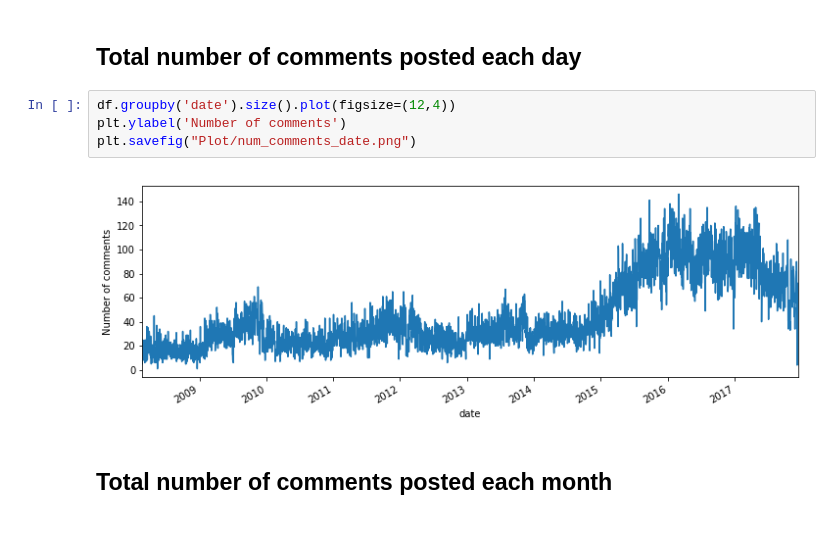
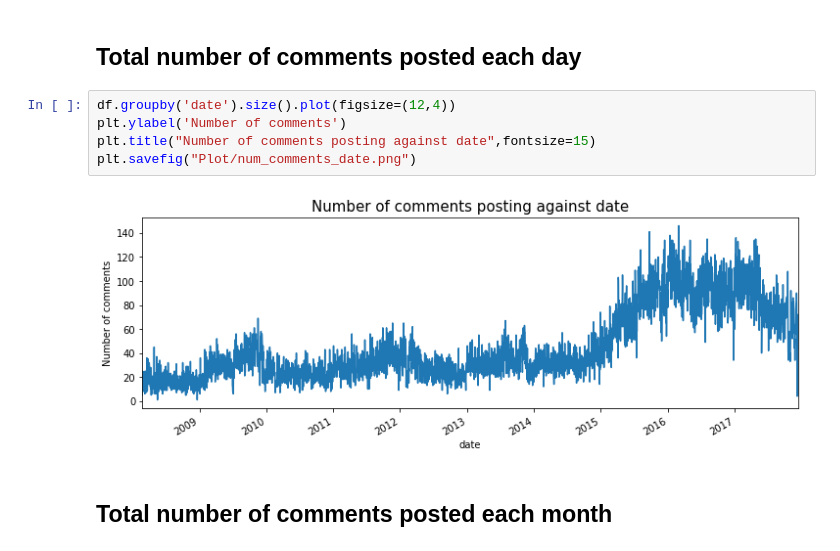
Before and after one commit to jzz0026/Galvanize_capstone_project_drug_reviews, a Jupyter notebook: EDA_sentment_modeling.ipynb, the cells around one changed output. Saved outputs shown, nothing was run; the diff lists cells and outputs as text.

Commit message:
plot

```diff
--- a/EDA_sentment_modeling.ipynb
+++ b/EDA_sentment_modeling.ipynb
@@ -43,9 +43,10 @@ memory usage: 13.6+ MB
 # %%
 df.groupby('date').size().plot(figsize=(12,4))
 plt.ylabel('Number of comments')
+plt.title("Number of comments posting against date",fontsize=15)
 plt.savefig("Plot/num_comments_date.png")
 # %% [output]
-[figure, old version]
+[figure, new version]
 # %% [markdown]
 ## Total number of comments posted each month
 # %%
```
Also changed, not shown: parts of 3 cells of this notebook, 4 other files.
